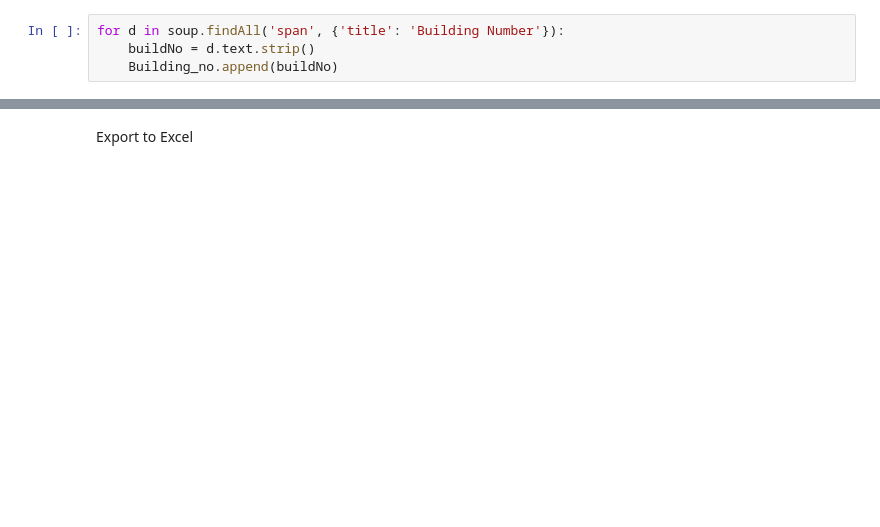
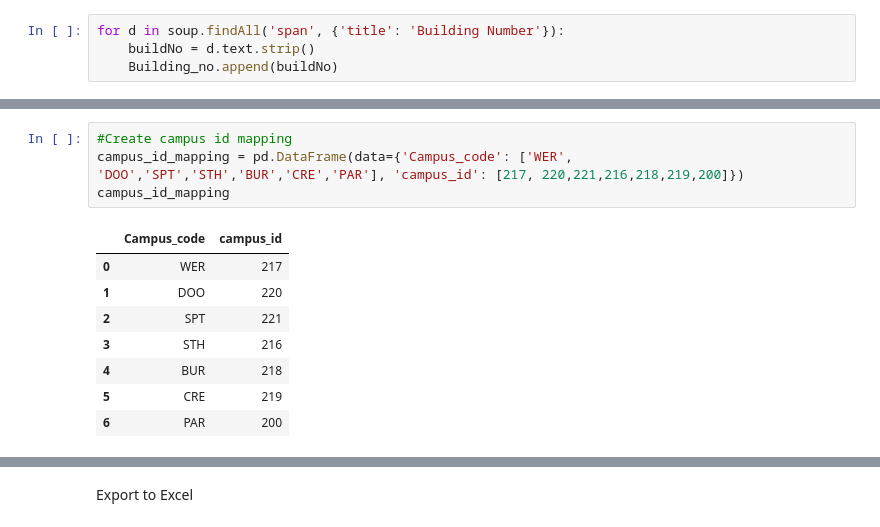
Before and after one commit to is0xjh25/hyperlink-pasting, a Jupyter notebook: unimelb_parkville_extraction.ipynb, the cells around one changed output, grey strips where cells are left out. Drawn from its saved outputs; the diff is of its cells as text; blank space fills up the shorter version.

```diff
--- a/unimelb_parkville_extraction.ipynb
+++ b/unimelb_parkville_extraction.ipynb
@@ -66,0 +100,13 @@ df_parkVille.head(5)
+# %%
+#Create campus id mapping
+campus_id_mapping = pd.DataFrame(data={'Campus_code': ['WER', 'DOO','SPT','STH','BUR','CRE','PAR'], 'campus_id': [217, 220,221,216,218,219,200]})
+campus_id_mapping
+# %% [output]
+|  | Campus_code | campus_id |
+| 0 | WER | 217 |
+| 1 | DOO | 220 |
+| 2 | SPT | 221 |
+| 3 | STH | 216 |
+| 4 | BUR | 218 |
+| 5 | CRE | 219 |
+| 6 | PAR | 200 |
```
Also changed, not shown: parts of 11 cells of this notebook, 2 other files.
